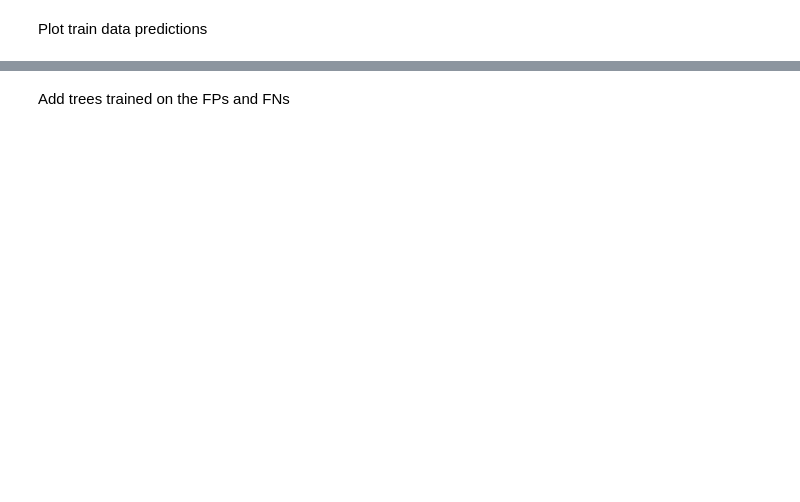
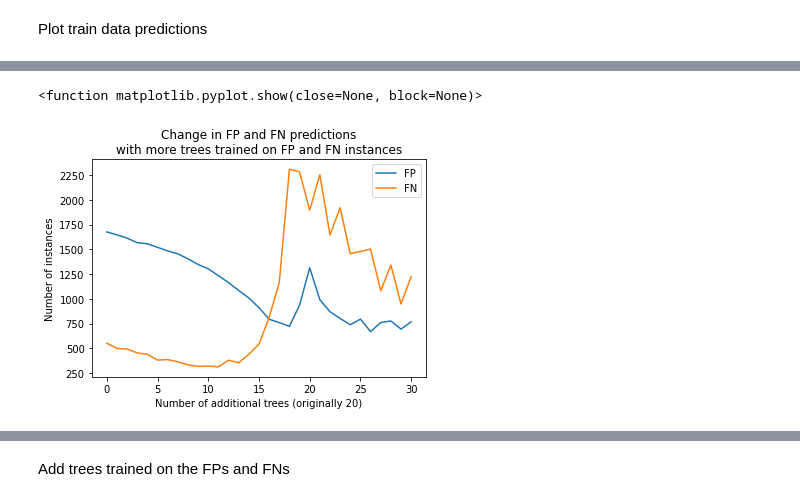
Before and after one commit to hampu5/ml-classify, a Jupyter notebook: ml_classify/rf-book.ipynb, the cells around one changed output, grey strips where cells are left out. Drawn from its saved outputs; the diff is of its cells as text; code cells hidden in the pictures; blank space fills up the shorter version.

```diff
--- a/ml_classify/rf-book.ipynb
+++ b/ml_classify/rf-book.ipynb
@@ -174 +189,12 @@ Plot train data predictions
+# %%
+plt.plot(result[0], label="FP")
+plt.plot(result[1], label="FN")
+plt.title("Change in FP and FN predictions\nwith more trees trained on FP and FN instances")
+plt.xlabel("Number of additional trees (originally 20)")
+plt.ylabel("Number of instances")
+plt.legend()
+plt.show
+# %% [output]
+<function matplotlib.pyplot.show(close=None, block=None)>
+[figure, added]
 # %%
```
Also changed, not shown: parts of 16 cells of this notebook, 2 other files.
